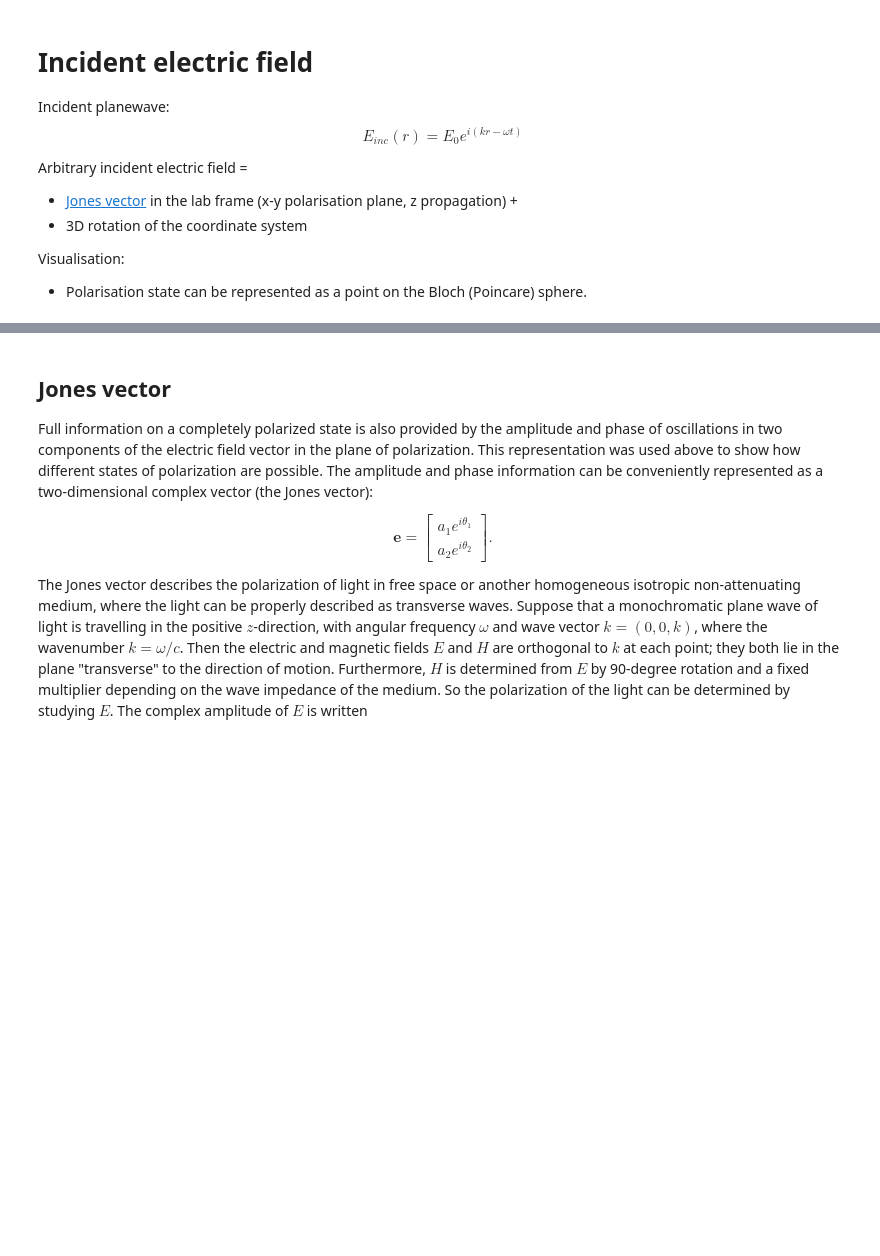
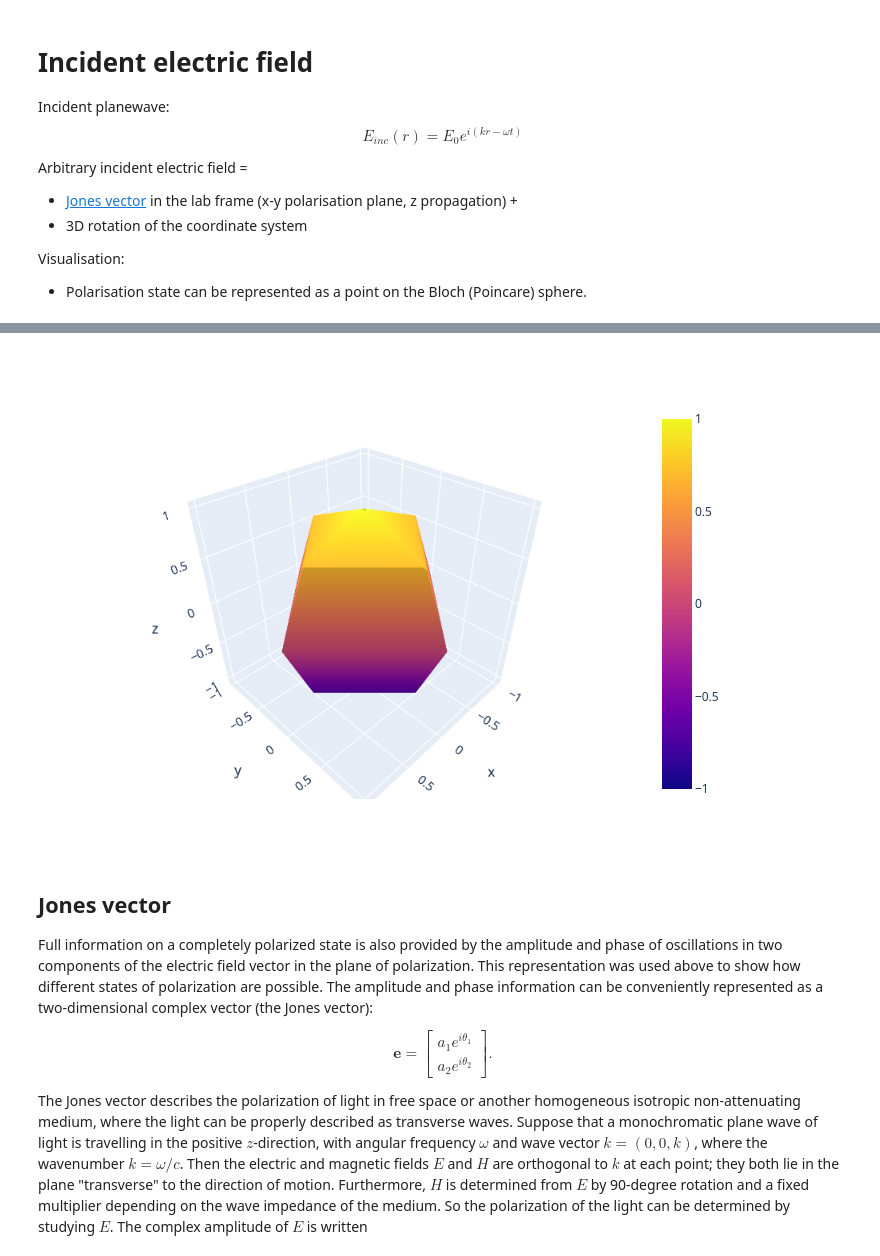
Before and after one commit to fekad/DDA.jl, a Jupyter notebook: examples/electric_field.ipynb, the cells around one changed output, grey strips where cells are left out. Drawn from its saved outputs; the diff is of its cells as text; code cells hidden in the pictures; blank space fills up the shorter version.

```diff
--- a/examples/electric_field.ipynb
+++ b/examples/electric_field.ipynb
@@ -15,3 +38,14 @@ Visualisation:
+# %%
+N = 5
+u = LinRange(0, 2π, N)
+v = LinRange(0, π, N)
+x = cos.(u) * sin.(v)'
+y = sin.(u) * sin.(v)'
+z = repeat(cos.(v)',outer=[N, 1])
+
+PlotlyJS.plot([PlotlyJS.surface(x=x,y=y,z=z)])
+# %% [output]
+[figure, added]
 # %% [markdown]
 ## Jones vector
 
```
Also changed, not shown: parts of 17 cells of this notebook, 1 other file.
